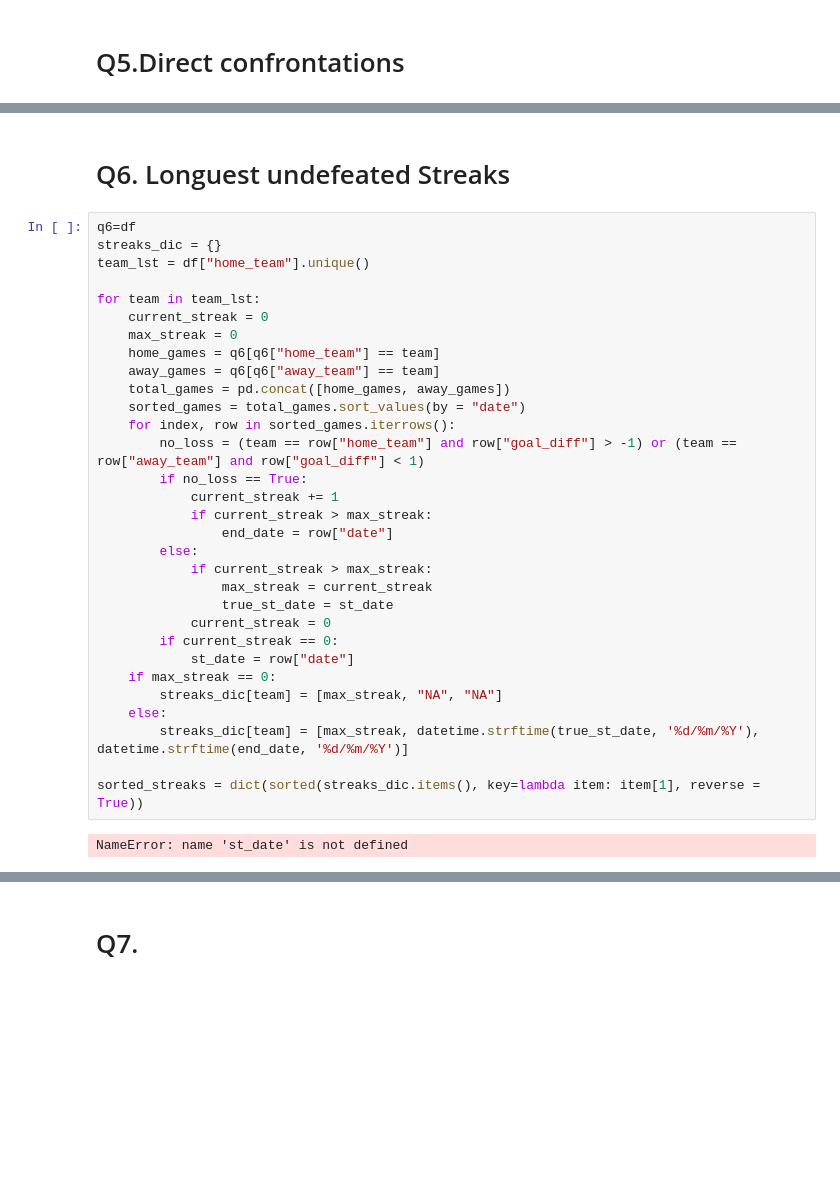
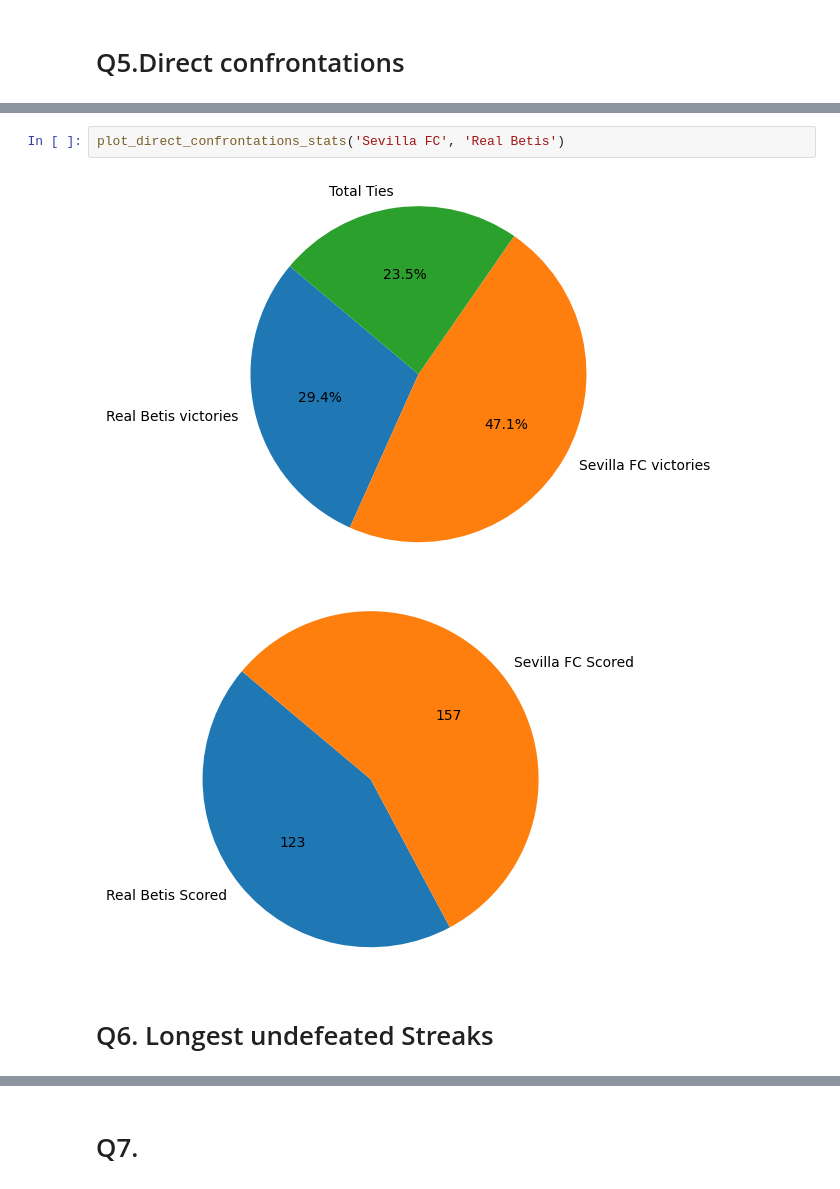
Before and after one commit to Raherol/la-quiniela, a Jupyter notebook: analysis/LaLigaDataAnalysis.ipynb, the cells around one changed output, grey strips where cells are left out. Saved outputs shown, nothing was run; the diff lists cells and outputs as text; blank space fills up the shorter version.

```diff
--- a/analysis/LaLigaDataAnalysis.ipynb
+++ b/analysis/LaLigaDataAnalysis.ipynb
@@ -394,35 +363,7 @@ plt.show()
+# %%
+plot_direct_confrontations_stats('Sevilla FC', 'Real Betis')
+# %% [output]
+[figure, added]
+[figure, added]
 # %% [markdown]
-# Q6. Longuest undefeated Streaks
+# Q6. Longest undefeated Streaks
-# %%
-q6=df
-streaks_dic = {}
-team_lst = df["home_team"].unique()
-
-for team in team_lst:
-    current_streak = 0
-    max_streak = 0
-    home_games = q6[q6["home_team"] == team]
-    away_games = q6[q6["away_team"] == team]
-    total_games = pd.concat([home_games, away_games])
-    sorted_games = total_games.sort_values(by = "date")
-    for index, row in sorted_games.iterrows():
-        no_loss = (team == row["home_team"] and row["goal_diff"] > -1) or (team == row["away_team"] and row["goal_diff"] < 1)
-        if no_loss == True:
-            current_streak += 1
-            if current_streak > max_streak:
-                end_date = row["date"]
-        else:
-            if current_streak > max_streak:
-                max_streak = current_streak
-                true_st_date = st_date
-            current_streak = 0
-        if current_streak == 0:
-            st_date = row["date"]
-    if max_streak == 0:
-        streaks_dic[team] = [max_streak, "NA", "NA"]
-    else:
-        streaks_dic[team] = [max_streak, datetime.strftime(true_st_date, '%d/%m/%Y'), datetime.strftime(end_date, '%d/%m/%Y')]
-
-sorted_streaks = dict(sorted(streaks_dic.items(), key=lambda item: item[1], reverse = True))
-# %% [output]
-NameError: name 'st_date' is not defined
```
Also changed, not shown: parts of 10 cells of this notebook.
